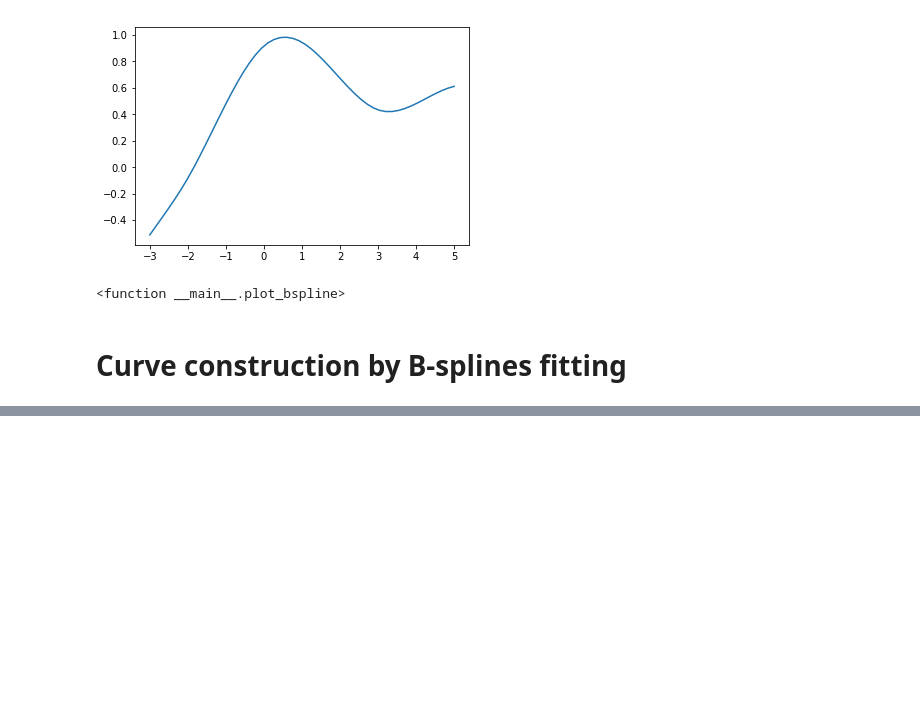
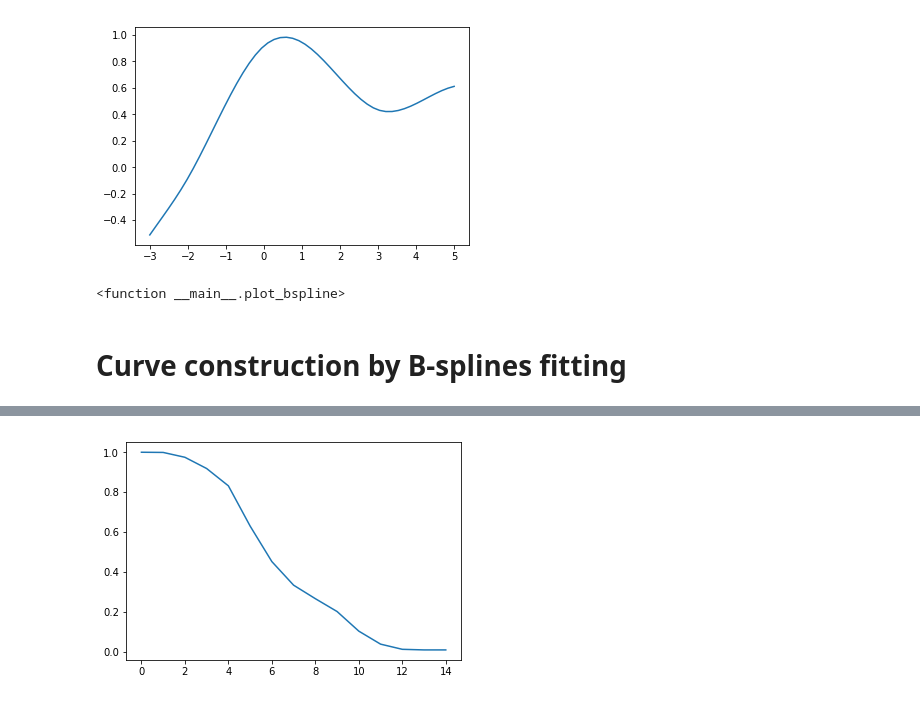
Before and after one commit to gerdm/TGMAFFIRO, a Jupyter notebook: curves/B-Spline.ipynb, the cells around one changed output, grey strips where cells are left out. Drawn from its saved outputs; the diff is of its cells as text; code cells hidden in the pictures; blank space fills up the shorter version.

```diff
--- a/curves/B-Spline.ipynb
+++ b/curves/B-Spline.ipynb
@@ -179,0 +203,5 @@ nflows = np.array([28, 84, 169, 252, 364, 728, 1092, 1456, 1820, 2548, 3640, 436
+# %%
+plt.plot(np.exp(-rate_factor.cumsum() / 100))
+plt.show()
+# %% [output]
+[figure, added]
```
Also changed, not shown: parts of 6 cells of this notebook.
